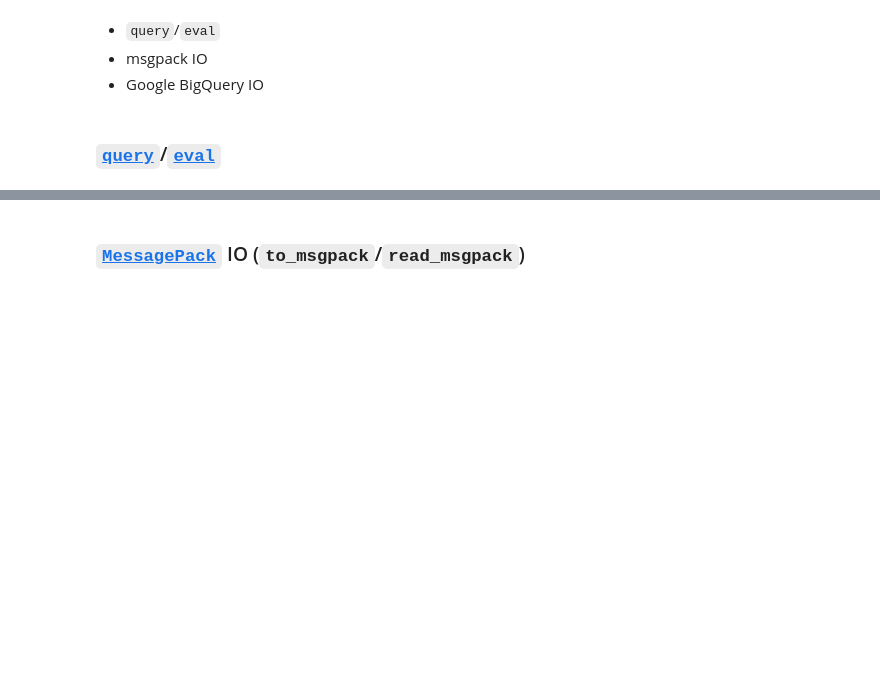
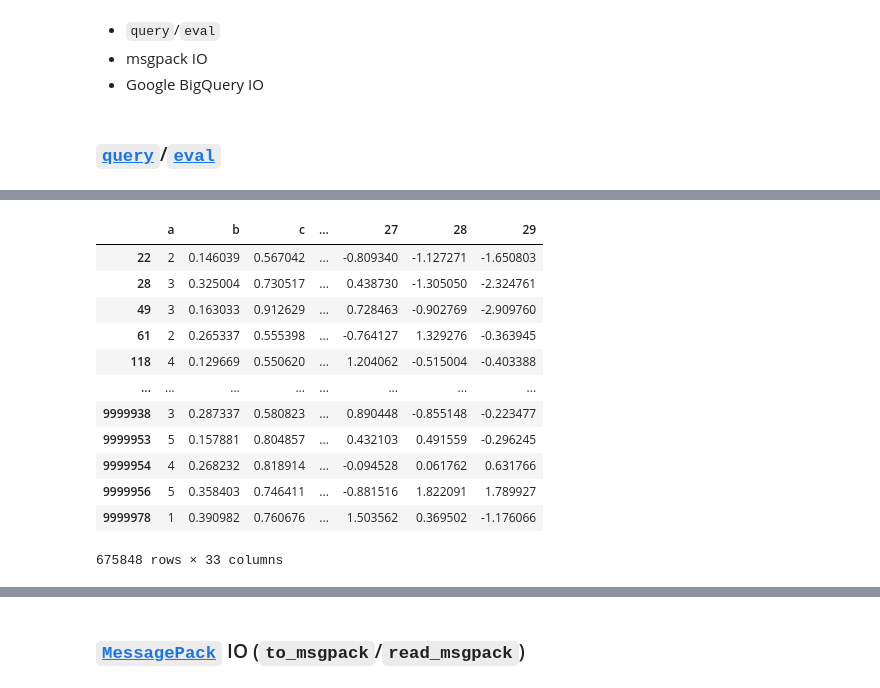
Before and after one commit to cpcloud/nyqpug-pandas-features, a Jupyter notebook: nb/Features.ipynb, the cells around one changed output, grey strips where cells are left out. Saved outputs shown, nothing was run; the diff lists cells and outputs as text; code cells hidden in the pictures; blank space fills up the shorter version.

Commit message:
CLN: more imports, highlighting

```diff
--- a/nb/Features.ipynb
+++ b/nb/Features.ipynb
@@ -5,5 +7,35 @@ from IPython.core.display import HTML
 with open("../css/css.css", "r") as f:
     styles = f.read()
 HTML(styles)
+# %%
+import os
+import operator
+import sh
+import json
+import requests
+
+import matplotlib.pyplot as plt
+
+import numpy as np
+from numpy.random import randn, randint, rand, choice
+
+import pandas as pd
+from pandas import DataFrame, Series, Index
+from pandas.compat import map, StringIO
+
+pd.options.display.max_rows = 10
+pd.options.display.max_columns = 7
+
+try:
+    from mpltools import style
+    style.use('ggplot')
+except ImportError:
+    pass
+
+# because of our bg color
+plt.rc('text', color='white')
+plt.rc('axes', labelcolor='white')
+plt.rc('xtick', color='white')
+plt.rc('ytick', color='white')
 # %%
 %matplotlib inline
@@ -263,9 +582,9 @@ ext
 # %% [markdown]
 ### [``query``](http://pandas.pydata.org/pandas-docs/stable/generated/pandas.DataFrame.query.html#pandas.DataFrame.query)/[``eval``](http://pandas.pydata.org/pandas-docs/stable/generated/pandas.DataFrame.eval.html#pandas.DataFrame.eval)
 # %%
-n = 1e7
+n = 1e6
 df = DataFrame({'a': randint(10, size=n),
                 'b': rand(n),
                 'c': rand(n)})
-df.join(DataFrame(randn(n, 40)))
+df = df.join(DataFrame(randn(n, 30)))
 df.head()
@@ -272,2 +599,17 @@ df.head()
 # %%
-df.query('1 <= a <= 5 and 0.1 < b < 0.4 and 0.5 <= c <= 0.95').head()
+sub = df.query('1 <= a <= 5 and 0.1 < b < 0.4 and 0.5 <= c <= 0.95')
+sub
+# %% [output]
+|  | a | b | c | ... | 27 | 28 | 29 |
+| 22 | 2 | 0.146039 | 0.567042 | ... | -0.809340 | -1.127271 | -1.650803 |
+| 28 | 3 | 0.325004 | 0.730517 | ... | 0.438730 | -1.305050 | -2.324761 |
+| 49 | 3 | 0.163033 | 0.912629 | ... | 0.728463 | -0.902769 | -2.909760 |
+| 61 | 2 | 0.265337 | 0.555398 | ... | -0.764127 | 1.329276 | -0.363945 |
+| 118 | 4 | 0.129669 | 0.550620 | ... | 1.204062 | -0.515004 | -0.403388 |
+| ... | ... | ... | ... | ... | ... | ... | ... |
+| 9999938 | 3 | 0.287337 | 0.580823 | ... | 0.890448 | -0.855148 | -0.223477 |
+| 9999953 | 5 | 0.157881 | 0.804857 | ... | 0.432103 | 0.491559 | -0.296245 |
+| 9999954 | 4 | 0.268232 | 0.818914 | ... | -0.094528 | 0.061762 | 0.631766 |
+| 9999956 | 5 | 0.358403 | 0.746411 | ... | -0.881516 | 1.822091 | 1.789927 |
+| 9999978 | 1 | 0.390982 | 0.760676 | ... | 1.503562 | 0.369502 | -1.176066 |
+675848 rows × 33 columns
```
Also changed, not shown: parts of 108 cells of this notebook.
